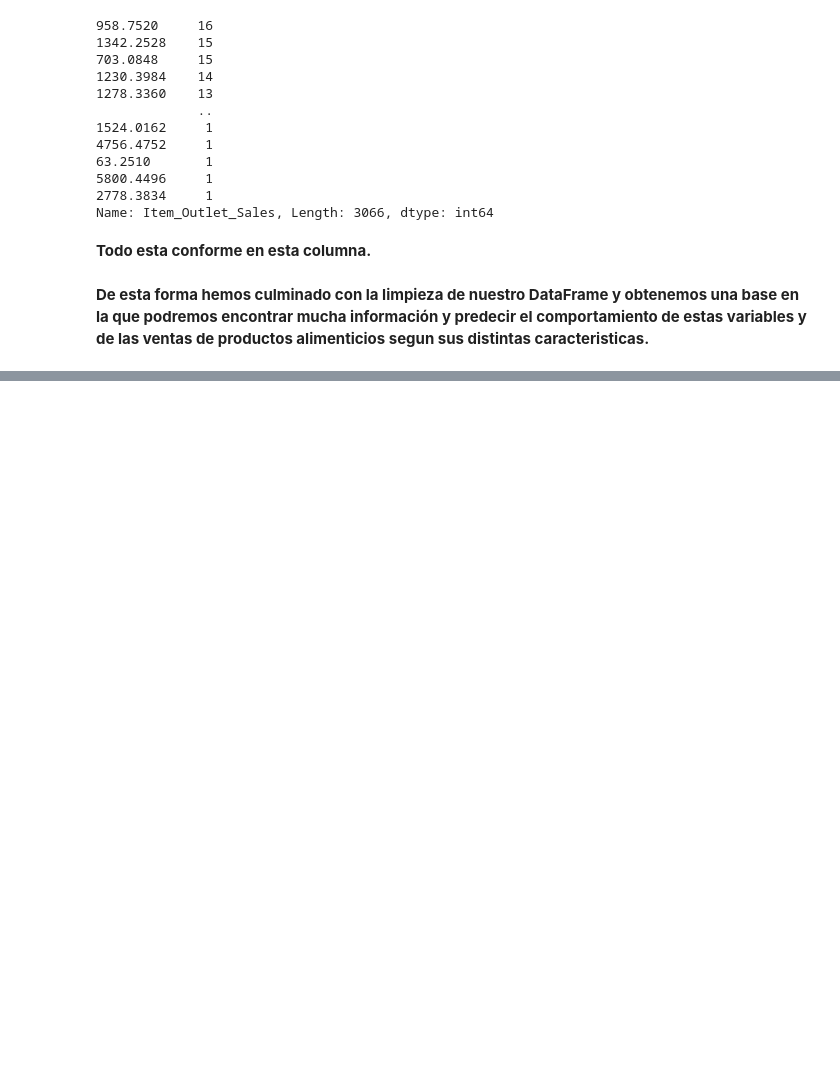
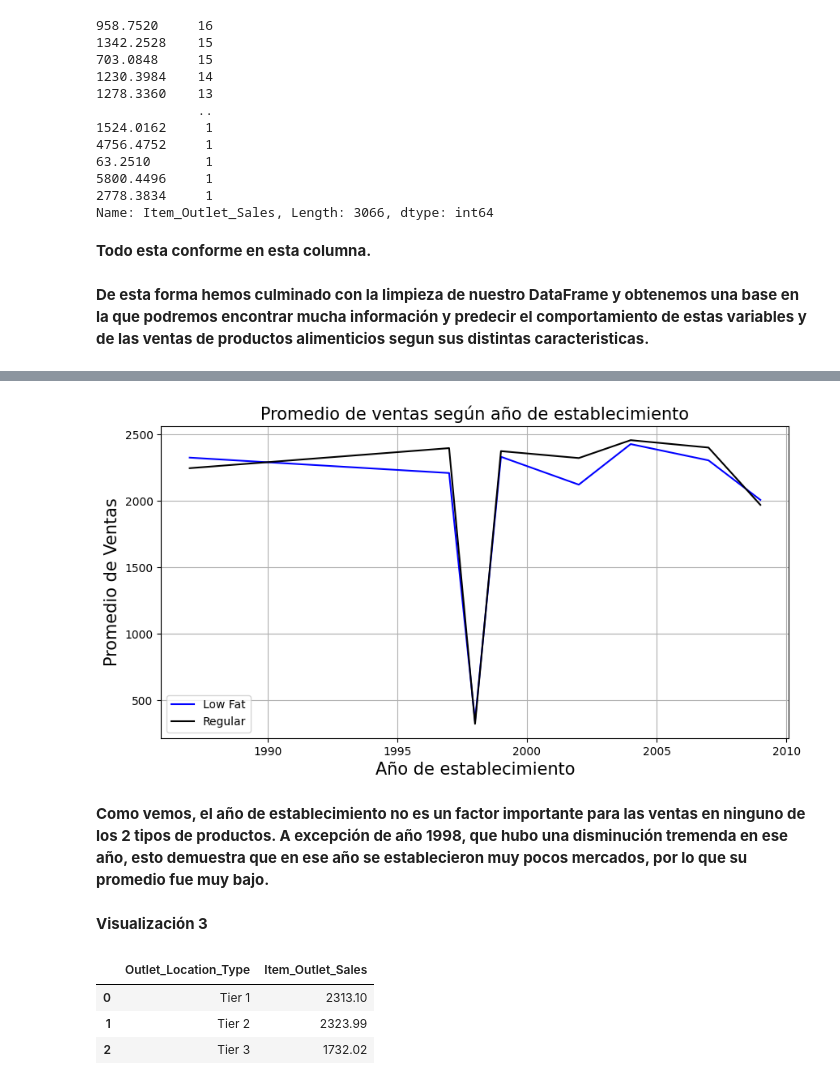
Before and after one commit to gagarma/predicciones_ventas_productos_alimenticios, a Jupyter notebook: Sales_Prediction_Food.ipynb, the cells around one changed output, grey strips where cells are left out. Saved outputs shown, nothing was run; the diff lists cells and outputs as text; code cells hidden in the pictures; blank space fills up the shorter version.

```diff
--- a/Sales_Prediction_Food.ipynb
+++ b/Sales_Prediction_Food.ipynb
@@ -362,0 +428,3 @@ Name: Item_Outlet_Sales, Length: 3066, dtype: int64
+# %%
+g3=filtro1.groupby(["Outlet_Establishment_Year"])[["Item_Outlet_Sales"]].mean().reset_index()
+g3
@@ -362,0 +441,3 @@ Name: Item_Outlet_Sales, Length: 3066, dtype: int64
+# %%
+g4=filtro2.groupby(["Outlet_Establishment_Year"])[["Item_Outlet_Sales"]].mean().reset_index()
+g4
@@ -362,0 +454,24 @@ Name: Item_Outlet_Sales, Length: 3066, dtype: int64
+# %%
+plt.figure(figsize=(10,5))
+plt.plot(g3["Outlet_Establishment_Year"],g3['Item_Outlet_Sales'],color="blue",label="Low Fat")
+plt.plot(g4["Outlet_Establishment_Year"],g4['Item_Outlet_Sales'],color="k",label="Regular")
+plt.ylabel("Promedio de Ventas", fontsize = 15)
+plt.xlabel("Año de establecimiento", fontsize =15)
+plt.title("Promedio de ventas según año de establecimiento", fontsize=15)
+plt.grid()
+plt.legend()
+plt.show()
+# %% [output]
+[figure, added]
+# %% [markdown]
+**Como vemos, el año de establecimiento no es un factor importante para las ventas en ninguno de los 2 tipos de productos. A excepción de año 1998, que hubo una disminución tremenda en ese año, esto demuestra que en ese año se establecieron muy pocos mercados, por lo que su promedio fue muy bajo.**
+# %% [markdown]
+**Visualización 3**
+# %%
+g5=df.groupby(["Outlet_Location_Type"])[["Item_Outlet_Sales"]].mean().reset_index().round(2)
+g5
+# %% [output]
+|  | Outlet_Location_Type | Item_Outlet_Sales |
+| 0 | Tier 1 | 2313.10 |
+| 1 | Tier 2 | 2323.99 |
+| 2 | Tier 3 | 1732.02 |
```
Also changed, not shown: parts of 14 cells of this notebook.
